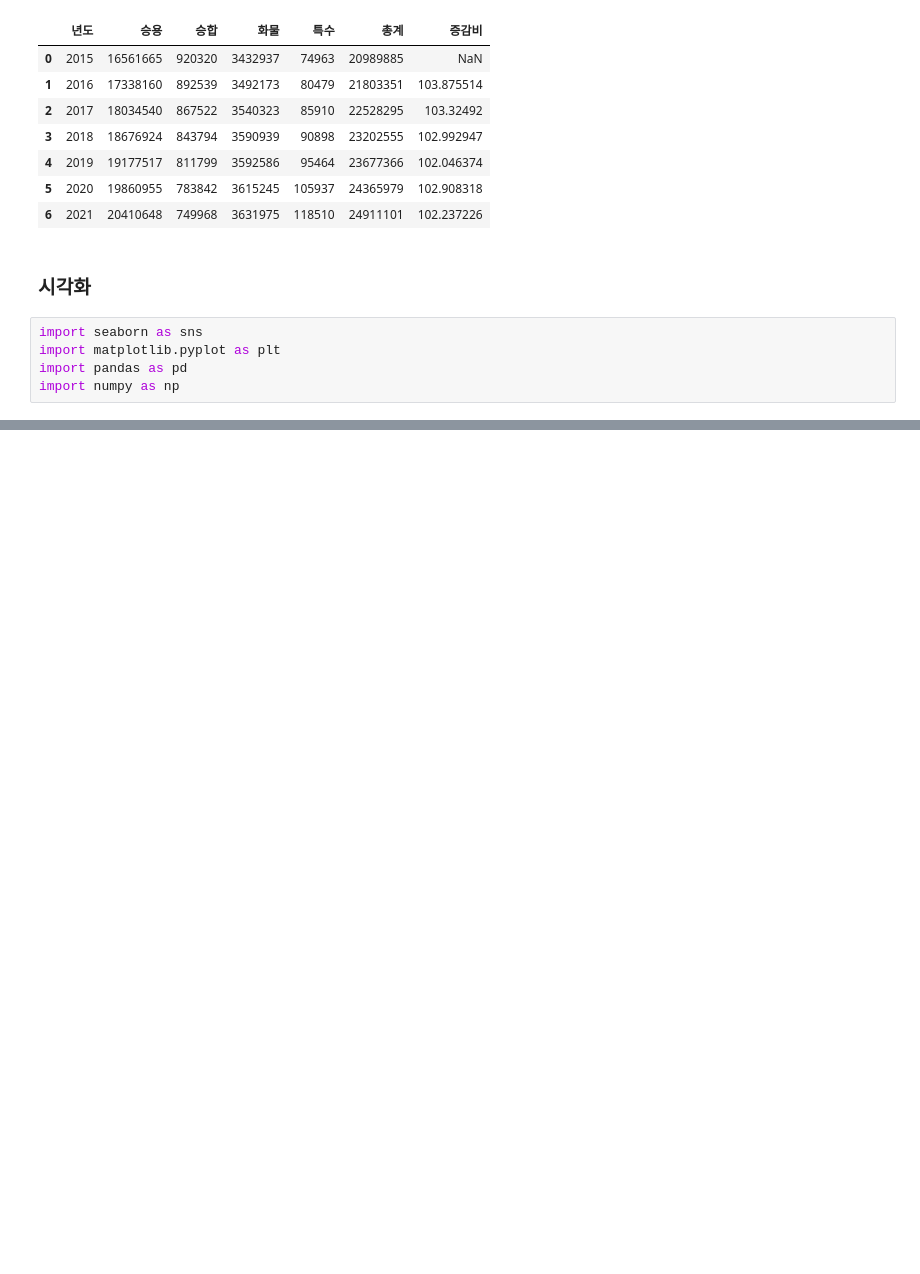
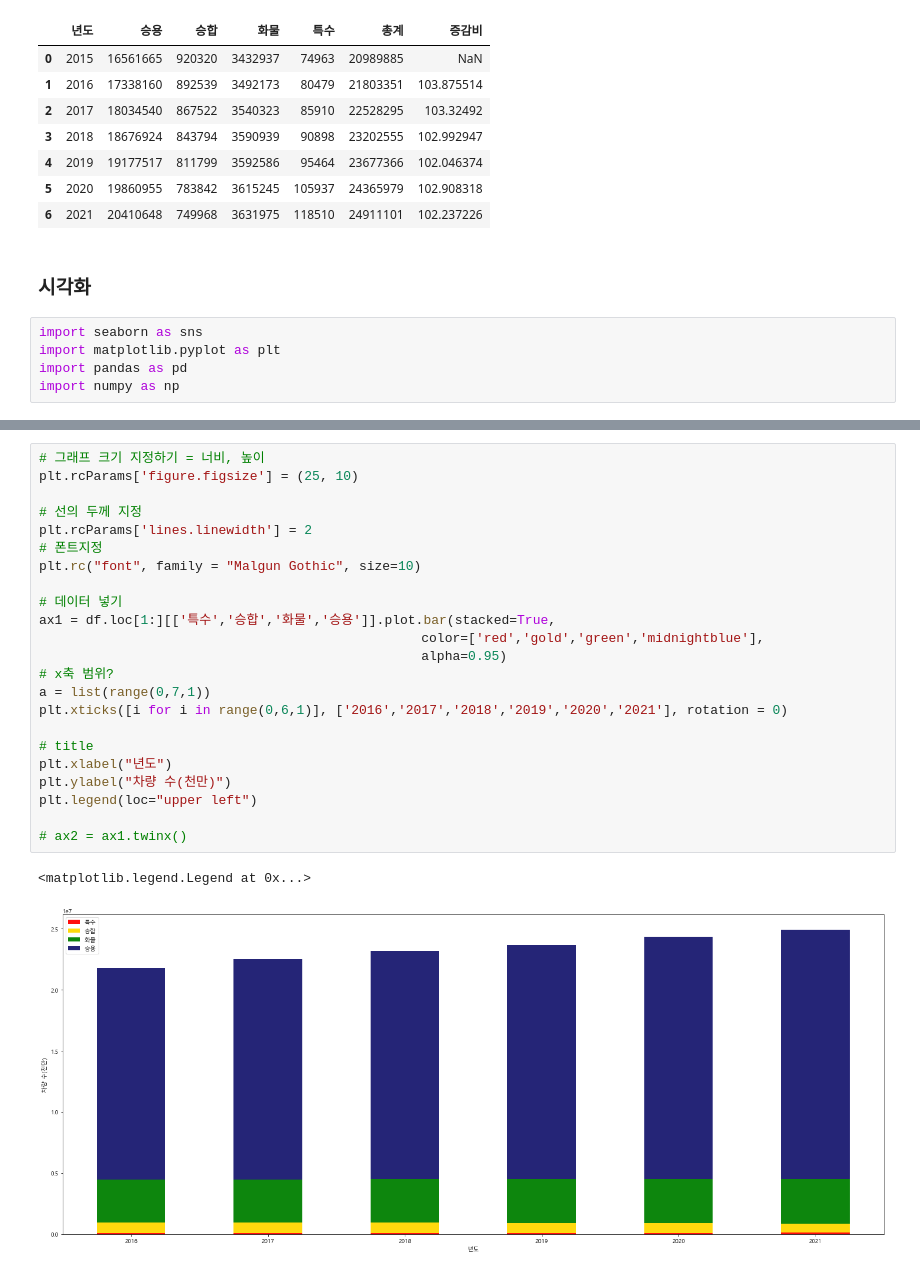
Before and after one commit to JIDONGJU/StudyPython22, a Jupyter notebook: 220614~/11day~/5.자동차_등록대수_및_증감률.ipynb, the cells around one changed output, grey strips where cells are left out. Drawn from its saved outputs; the diff is of its cells as text; blank space fills up the shorter version.

```diff
--- a/220614~/11day~/5.자동차_등록대수_및_증감률.ipynb
+++ b/220614~/11day~/5.자동차_등록대수_및_증감률.ipynb
@@ -151,0 +162,26 @@ plt.show()
+# %%
+# 그래프 크기 지정하기 = 너비, 높이
+plt.rcParams['figure.figsize'] = (25, 10)
+
+# 선의 두께 지정
+plt.rcParams['lines.linewidth'] = 2
+# 폰트지정
+plt.rc("font", family = "Malgun Gothic", size=10)
+
+# 데이터 넣기
+ax1 = df.loc[1:][['특수','승합','화물','승용']].plot.bar(stacked=True,
+                                                 color=['red','gold','green','midnightblue'],
+                                                 alpha=0.95)
+# x축 범위?
+a = list(range(0,7,1))
+plt.xticks([i for i in range(0,6,1)], ['2016','2017','2018','2019','2020','2021'], rotation = 0)
+
+# title
+plt.xlabel("년도")
+plt.ylabel("차량 수(천만)")
+plt.legend(loc="upper left")
+
+# ax2 = ax1.twinx()
+# %% [output]
+<matplotlib.legend.Legend at 0x...>
+[figure, added]
```
Also changed, not shown: parts of 5 cells of this notebook.
